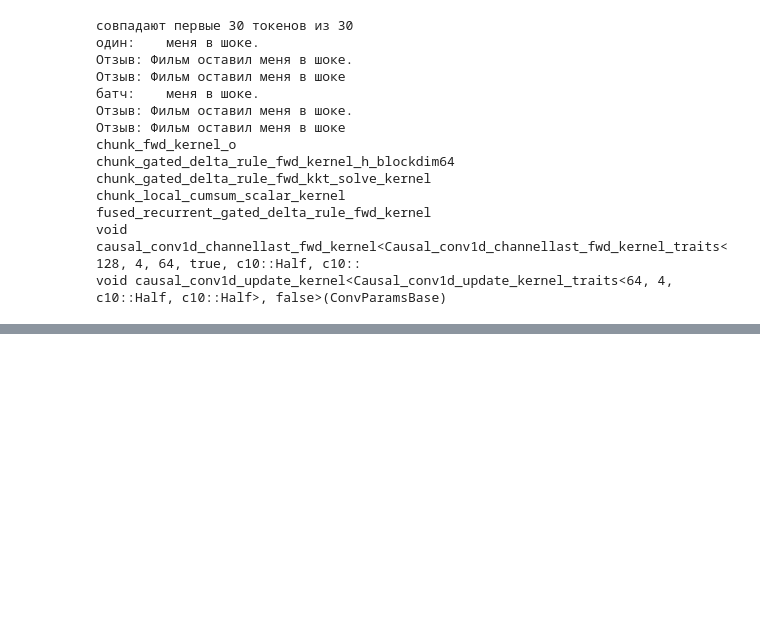
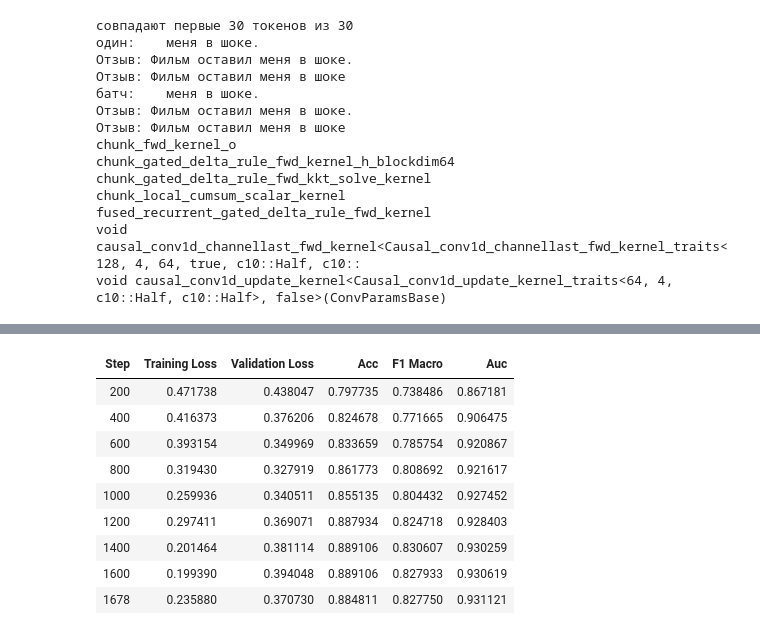
Before and after one commit to Erygfry/RLHF-vs-DPO, a Jupyter notebook: test.ipynb, the cells around one changed output, grey strips where cells are left out. Cells and saved outputs as stored; diff of their text form; code cells hidden in the pictures; blank space fills up the shorter version.

Commit message:
ну вроде с моделью награды разобрался
хотя канеш кто его разберет

```diff
--- a/test.ipynb
+++ b/test.ipynb
@@ -415,0 +713,78 @@ void causal_conv1d_update_kernel<Causal_conv1d_update_kernel_traits<64, 4, c10::
+# %%
+import numpy as np, pandas as pd, torch
+from datasets import Dataset
+from transformers import (AutoTokenizer, AutoModelForSequenceClassification,
+                          TrainingArguments, Trainer, DataCollatorWithPadding)
+from sklearn.metrics import accuracy_score, f1_score, roc_auc_score
+
+RM_NAME = "DeepPavlov/rubert-base-cased"
+rm_tok = AutoTokenizer.from_pretrained(RM_NAME)
+
+# --- данные ---
+def load(part):
+    return pd.read_json(f"{DATA}/rm_{part}.jsonl", lines=True)
+train_df, val_df, test_df = load("train"), load("val"), load("test")
+
+lens = [len(x) for x in rm_tok(train_df["text"].tolist())["input_ids"]]
+print("длина в токенах ruBERT: 99-й перцентиль =", int(np.percentile(lens, 99)), "| max =", max(lens))
+
+def to_ds(d):
+    ds = Dataset.from_pandas(d[["text", "label"]].reset_index(drop=True))
+    ds = ds.map(lambda b: rm_tok(b["text"], truncation=True, max_length=256),
+                batched=True, remove_columns=["text"])
+    return ds.rename_column("label", "labels")
+
+train_ds, val_ds = to_ds(train_df), to_ds(val_df)
+
+# --- веса классов ---
+counts = np.bincount(train_df["label"], minlength=2)
+class_w = torch.tensor(len(train_df) / (2 * counts), dtype=torch.float)
+print("число [bad, good]:", counts.tolist(), "| веса:", [round(w, 2) for w in class_w.tolist()])
+
+class WeightedTrainer(Trainer):
+    def compute_loss(self, model, inputs, return_outputs=False, **kwargs):
+        labels = inputs.pop("labels")
+        outputs = model(**inputs)
+        loss = torch.nn.functional.cross_entropy(
+            outputs.logits.float(), labels, weight=class_w.to(outputs.logits.device))
+        return (loss, outputs) if return_outputs else loss
+
+# --- метрики ---
+def compute_metrics(p):
+    logits, labels = p
+    probs = torch.softmax(torch.tensor(logits, dtype=torch.float), dim=-1)[:, 1].numpy()
+    preds = logits.argmax(-1)
+    return {"acc": accuracy_score(labels, preds),
+            "f1_macro": f1_score(labels, preds, average="macro"),
+            "auc": roc_auc_score(labels, probs)}
+
+# --- модель и обучение ---
+rm = AutoModelForSequenceClassification.from_pretrained(
+    RM_NAME, num_labels=2, id2label={0: "bad", 1: "good"}, label2id={"bad": 0, "good": 1})
+
+args = TrainingArguments(
+    output_dir="/kaggle/working/rm_ckpt",
+    num_train_epochs=2,
+    per_device_train_batch_size=32,
+    per_device_eval_batch_size=64,
+    learning_rate=2e-5,
+    weight_decay=0.01,
+    warmup_steps=100,
+    fp16=True,
+    eval_strategy="steps", eval_steps=200,
+    save_strategy="steps", save_steps=200, save_total_limit=2,
+    load_best_model_at_end=True, metric_for_best_model="auc",
+    logging_steps=50,
+    report_to="none",
+    seed=42,
+)
+
+trainer = WeightedTrainer(model=rm, args=args, train_dataset=train_ds, eval_dataset=val_ds,
+                          data_collator=DataCollatorWithPadding(rm_tok),
+                          compute_metrics=compute_metrics)
+trainer.train()
+print(trainer.evaluate())
+
+trainer.save_model("/kaggle/working/rm_final")
+rm_tok.save_pretrained("/kaggle/working/rm_final")
+# %% [output]
@@ -415,0 +815,10 @@ void causal_conv1d_update_kernel<Causal_conv1d_update_kernel_traits<64, 4, c10::
+| Step | Training Loss | Validation Loss | Acc | F1 Macro | Auc |
+| 200 | 0.471738 | 0.438047 | 0.797735 | 0.738486 | 0.867181 |
+| 400 | 0.416373 | 0.376206 | 0.824678 | 0.771665 | 0.906475 |
+| 600 | 0.393154 | 0.349969 | 0.833659 | 0.785754 | 0.920867 |
+| 800 | 0.319430 | 0.327919 | 0.861773 | 0.808692 | 0.921617 |
+| 1000 | 0.259936 | 0.340511 | 0.855135 | 0.804432 | 0.927452 |
+| 1200 | 0.297411 | 0.369071 | 0.887934 | 0.824718 | 0.928403 |
+| 1400 | 0.201464 | 0.381114 | 0.889106 | 0.830607 | 0.930259 |
+| 1600 | 0.199390 | 0.394048 | 0.889106 | 0.827933 | 0.930619 |
+| 1678 | 0.235880 | 0.370730 | 0.884811 | 0.827750 | 0.931121 |
```
Also changed, not shown: parts of 24 cells of this notebook.
